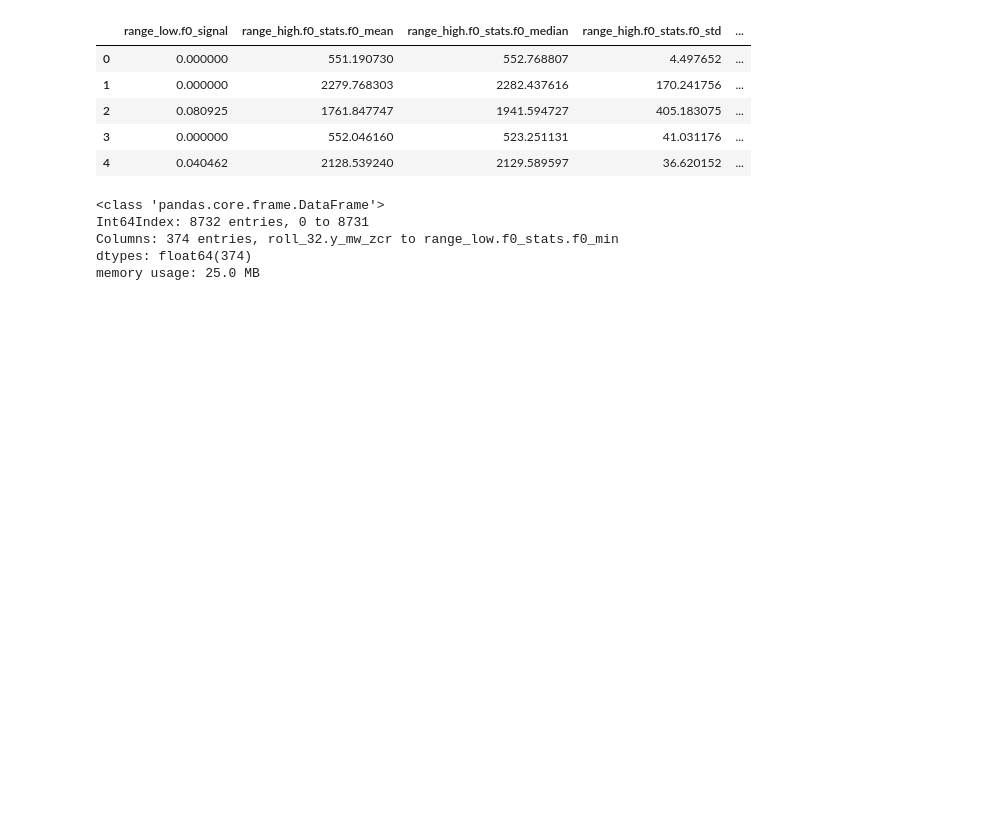
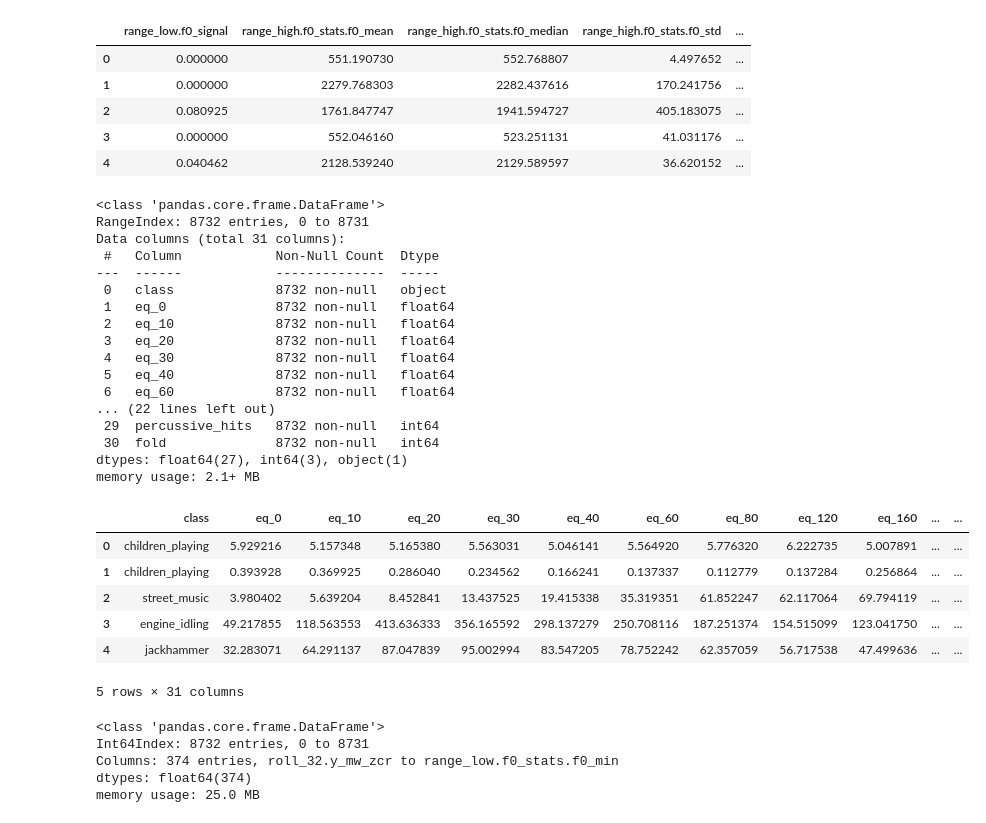
Before and after one commit to mrhheffernan/erdio-dev, a Jupyter notebook: engineered_features_exploration.ipynb, the cells around one changed output. Drawn from its saved outputs; the diff is of its cells as text; code cells hidden in the pictures; blank space fills up the shorter version.

```diff
--- a/engineered_features_exploration.ipynb
+++ b/engineered_features_exploration.ipynb
@@ -123,6 +123,35 @@ memory usage: 1023.3 KB
 | 2 | 0.080925 | 1761.847747 | 1941.594727 | 405.183075 | ... |
 | 3 | 0.000000 | 552.046160 | 523.251131 | 41.031176 | ... |
 | 4 | 0.040462 | 2128.539240 | 2129.589597 | 36.620152 | ... |
+# %%
+features_m = pd.read_csv('./large_data/eq_harmony_combined.csv')
+features_m.info()
+features_m.head()
+# %% [output]
+<class 'pandas.core.frame.DataFrame'>
+RangeIndex: 8732 entries, 0 to 8731
+Data columns (total 31 columns):
+ #   Column            Non-Null Count  Dtype
+---  ------            --------------  -----
+ 0   class             8732 non-null   object
+ 1   eq_0              8732 non-null   float64
+ 2   eq_10             8732 non-null   float64
+ 3   eq_20             8732 non-null   float64
+ 4   eq_30             8732 non-null   float64
+ 5   eq_40             8732 non-null   float64
+ 6   eq_60             8732 non-null   float64
+... (22 lines left out)
+ 29  percussive_hits   8732 non-null   int64
+ 30  fold              8732 non-null   int64
+dtypes: float64(27), int64(3), object(1)
+memory usage: 2.1+ MB
+|  | class | eq_0 | eq_10 | eq_20 | eq_30 | eq_40 | eq_60 | eq_80 | eq_120 | eq_160 | ... | ... |
+| 0 | children_playing | 5.929216 | 5.157348 | 5.165380 | 5.563031 | 5.046141 | 5.564920 | 5.776320 | 6.222735 | 5.007891 | ... | ... |
+| 1 | children_playing | 0.393928 | 0.369925 | 0.286040 | 0.234562 | 0.166241 | 0.137337 | 0.112779 | 0.137284 | 0.256864 | ... | ... |
+| 2 | street_music | 3.980402 | 5.639204 | 8.452841 | 13.437525 | 19.415338 | 35.319351 | 61.852247 | 62.117064 | 69.794119 | ... | ... |
+| 3 | engine_idling | 49.217855 | 118.563553 | 413.636333 | 356.165592 | 298.137279 | 250.708116 | 187.251374 | 154.515099 | 123.041750 | ... | ... |
+| 4 | jackhammer | 32.283071 | 64.291137 | 87.047839 | 95.002994 | 83.547205 | 78.752242 | 62.357059 | 56.717538 | 47.499636 | ... | ... |
+5 rows × 31 columns
 # %%
 features_all = pd.concat([features, features_f0], axis=1)
 features_all.info()
```
